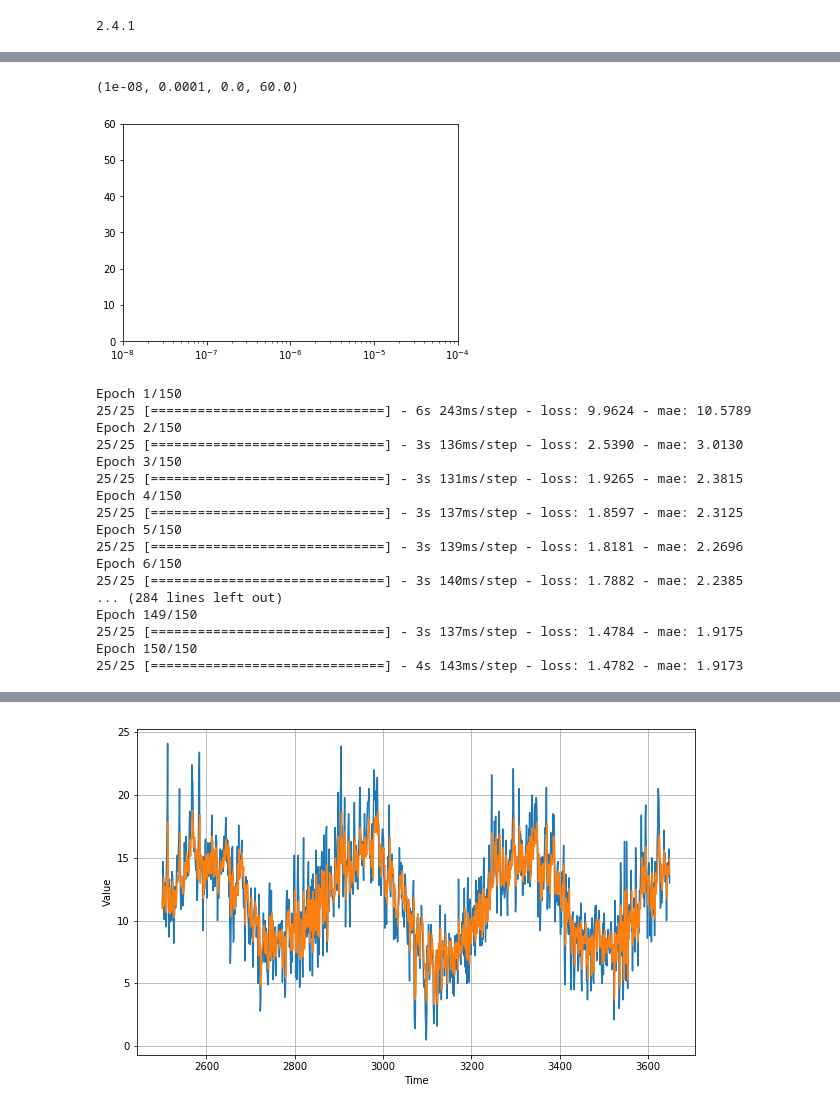
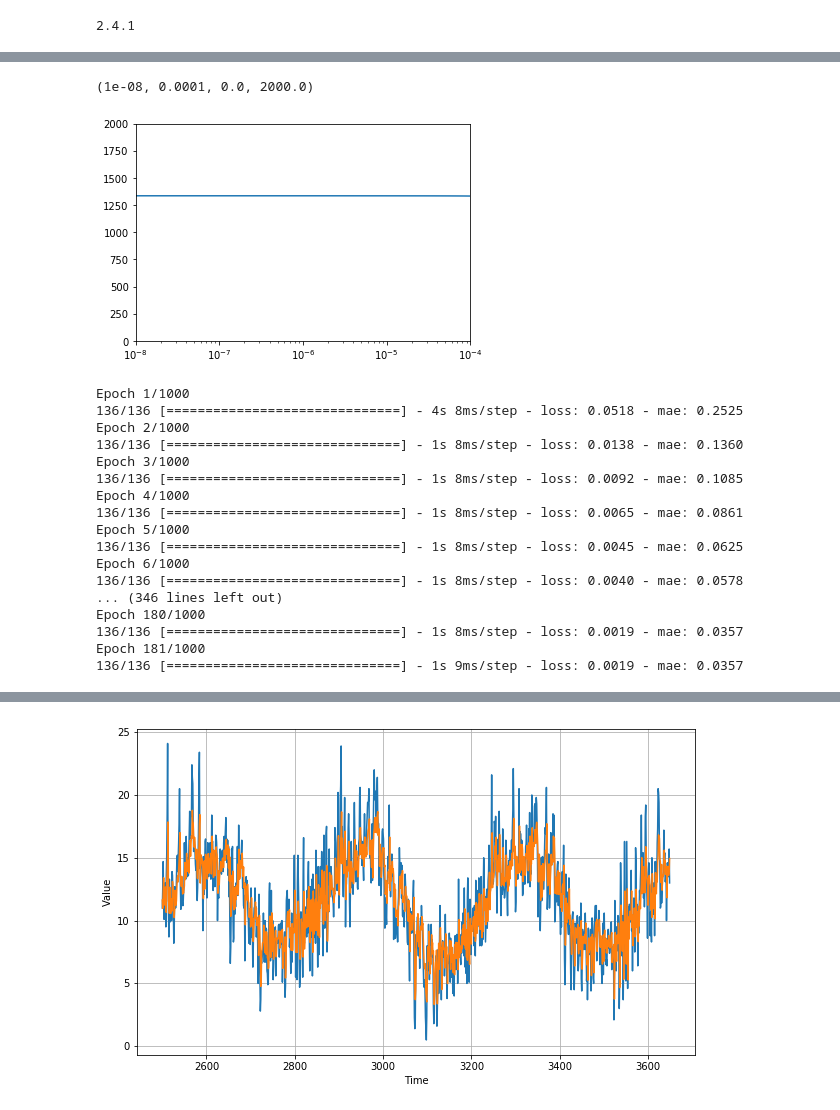
Before and after one commit to angeloken/Riset-I-smile, a Jupyter notebook: riset_prediksi_listrik_ver_2.ipynb, the cells around one changed output, grey strips where cells are left out. Saved outputs shown, nothing was run; the diff lists cells and outputs as text; code cells hidden in the pictures.

```diff
--- a/riset_prediksi_listrik_ver_2.ipynb
+++ b/riset_prediksi_listrik_ver_2.ipynb
@@ -48,0 +30,3 @@ df_day = df_day.fillna(method='ffill')
+# %%
+df.set_index(df['Date'],inplace=True)
+df=df.drop(['Date'],axis=1)
@@ -58,11 +53,16 @@ plt.show()
+# %%
+from sklearn.preprocessing import minmax_scale
+scaler = minmax_scale(df['Consumption'].values)
+# %%
+df['Consumption'] = scaler
 # %%
-split_time = 1424
+split_time = 4353
 x_train = df[:split_time]
 x_valid = df[split_time:]
 
 window_size = 30
-batch_size = 32
-shuffle_buffer_size = 1000
+batch_size = 16
+shuffle_buffer_size = 200
 # %%
 def windowed_dataset(series, window_size, batch_size, shuffle_buffer):
     series = tf.expand_dims(series, axis=-1)
@@ -131,14 +130,14 @@ Epoch 100/100
 # %%
 plt.semilogx(history.history["lr"], history.history["loss"])
-plt.axis([1e-8, 1e-4, 0, 60])
+plt.axis([1e-8, 1e-4, 0, 2000])
 # %% [output]
-(1e-08, 0.0001, 0.0, 60.0)
+(1e-08, 0.0001, 0.0, 2000.0)
-[figure, old version]
+[figure, new version]
 # %%
 tf.keras.backend.clear_session()
 tf.random.set_seed(51)
 np.random.seed(51)
-train_set = windowed_dataset(x_train, window_size=60, batch_size=100, shuffle_buffer=shuffle_buffer_size)
+train_set = windowed_dataset(x_train, window_size=30, batch_size=32, shuffle_buffer=shuffle_buffer_size)
 model = tf.keras.models.Sequential([
   tf.keras.layers.Conv1D(filters=60, kernel_size=5,
                       strides=1, padding="causal",
@@ -148,31 +147,33 @@ model = tf.keras.models.Sequential([
   tf.keras.layers.LSTM(60, return_sequences=True),
   tf.keras.layers.Dense(30, activation="relu"),
   tf.keras.layers.Dense(10, activation="relu"),
-  tf.keras.layers.Dense(1),
-  tf.keras.layers.Lambda(lambda x: x * 400)
+  tf.keras.layers.Dense(1)
 ])
-
-
-optimizer = tf.keras.optimizers.SGD(lr=1e-5, momentum=0.9)
+reduce_lr = tf.keras.callbacks.ReduceLROnPlateau(
+    monitor='mae', factor=0.2, patience=3, min_lr=0.0001
+)
+early = tf.keras.callbacks.EarlyStopping(
+    monitor='mae', patience=6, mode='auto'
+)
 model.compile(loss=tf.keras.losses.Huber(),
-              optimizer=optimizer,
+              optimizer='adam',
               metrics=["mae"])
-history = model.fit(train_set,epochs=150)
+history = model.fit(train_set,epochs=1000,callbacks=[reduce_lr,early])
 # %% [output]
-Epoch 1/150
-25/25 [==============================] - 6s 243ms/step - loss: 9.9624 - mae: 10.5789
-Epoch 2/150
-25/25 [==============================] - 3s 136ms/step - loss: 2.5390 - mae: 3.0130
-Epoch 3/150
-25/25 [==============================] - 3s 131ms/step - loss: 1.9265 - mae: 2.3815
-Epoch 4/150
-25/25 [==============================] - 3s 137ms/step - loss: 1.8597 - mae: 2.3125
-Epoch 5/150
-25/25 [==============================] - 3s 139ms/step - loss: 1.8181 - mae: 2.2696
-Epoch 6/150
-25/25 [==============================] - 3s 140ms/step - loss: 1.7882 - mae: 2.2385
-... (284 lines left out)
-Epoch 149/150
-25/25 [==============================] - 3s 137ms/step - loss: 1.4784 - mae: 1.9175
-Epoch 150/150
-25/25 [==============================] - 4s 143ms/step - loss: 1.4782 - mae: 1.9173
+Epoch 1/1000
+136/136 [==============================] - 4s 8ms/step - loss: 0.0518 - mae: 0.2525
+Epoch 2/1000
+136/136 [==============================] - 1s 8ms/step - loss: 0.0138 - mae: 0.1360
+Epoch 3/1000
+136/136 [==============================] - 1s 8ms/step - loss: 0.0092 - mae: 0.1085
+Epoch 4/1000
+136/136 [==============================] - 1s 8ms/step - loss: 0.0065 - mae: 0.0861
+Epoch 5/1000
+136/136 [==============================] - 1s 8ms/step - loss: 0.0045 - mae: 0.0625
+Epoch 6/1000
+136/136 [==============================] - 1s 8ms/step - loss: 0.0040 - mae: 0.0578
+... (346 lines left out)
+Epoch 180/1000
+136/136 [==============================] - 1s 8ms/step - loss: 0.0019 - mae: 0.0357
+Epoch 181/1000
+136/136 [==============================] - 1s 9ms/step - loss: 0.0019 - mae: 0.0357
```
Also changed, not shown: parts of 12 cells of this notebook.
